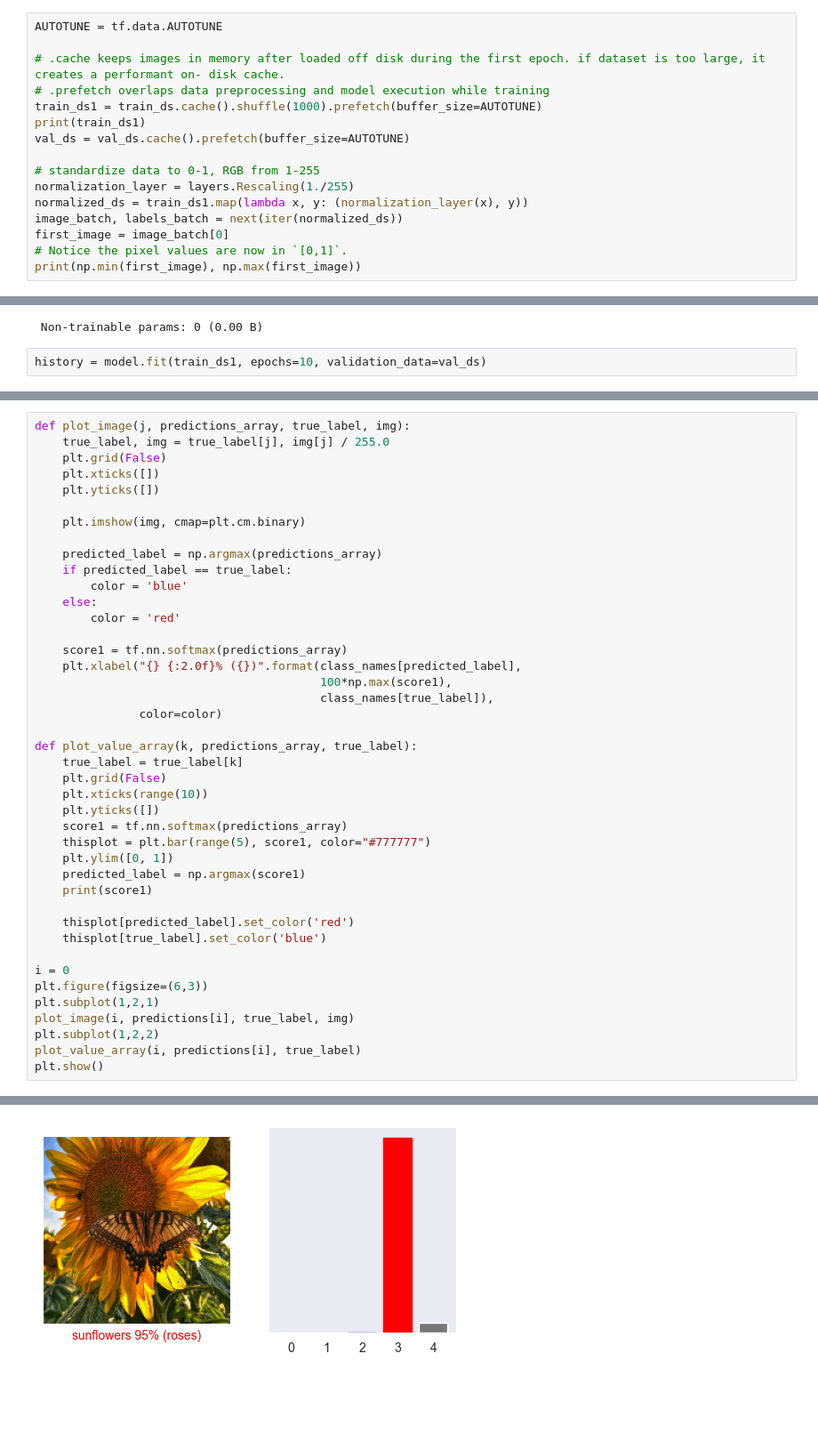
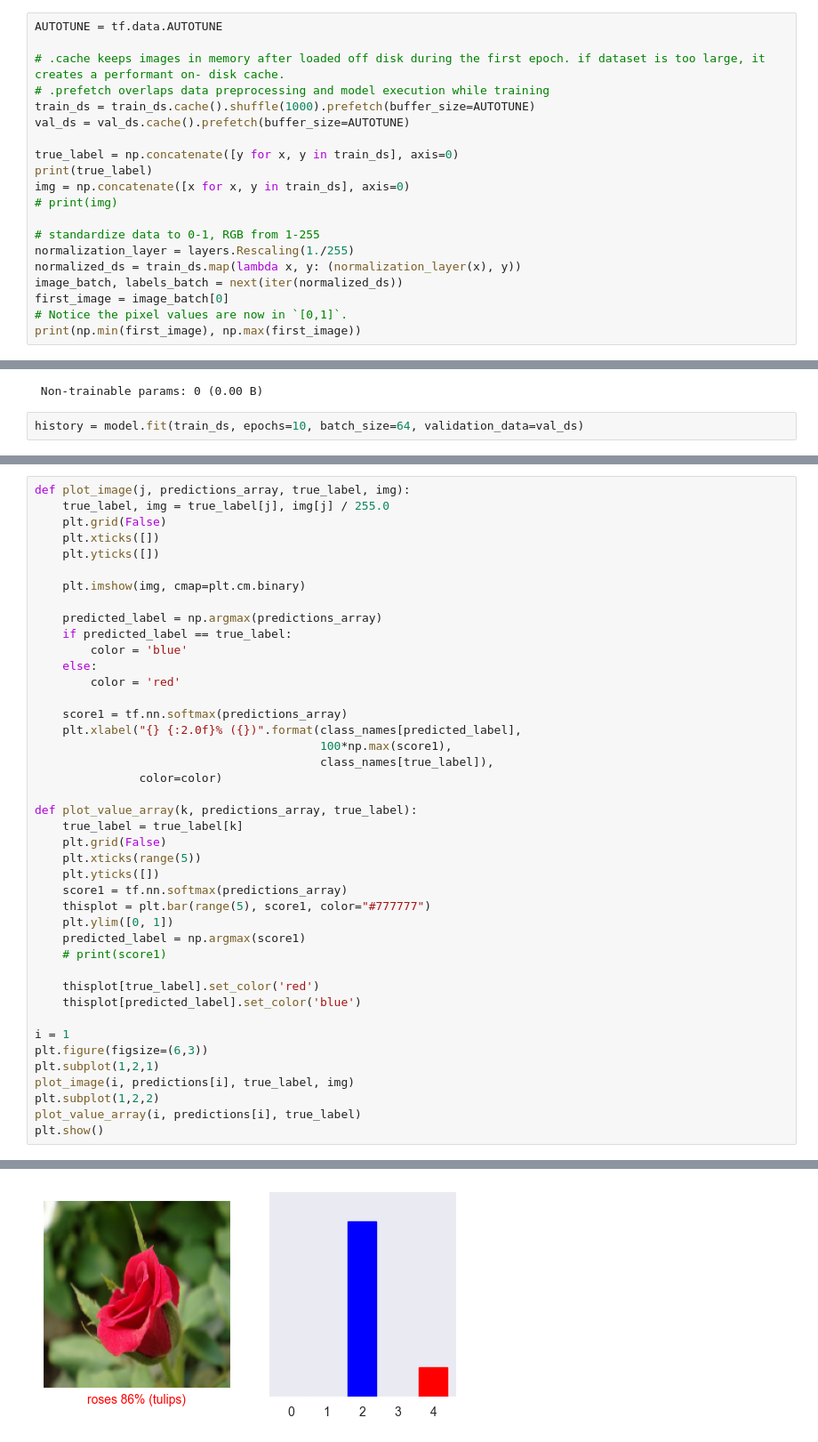
Before and after one commit to bigfrog10/deep_learning_project, a Jupyter notebook: src/task4/flower_classification.ipynb, the cells around one changed output, grey strips where cells are left out. Shown at 89% size. Saved outputs shown, nothing was run; the diff lists cells and outputs as text; blank space fills up the shorter version.

```diff
--- a/src/task4/flower_classification.ipynb
+++ b/src/task4/flower_classification.ipynb
@@ -103,13 +95,17 @@ AUTOTUNE = tf.data.AUTOTUNE
 
 # .cache keeps images in memory after loaded off disk during the first epoch. if dataset is too large, it creates a performant on- disk cache.
 # .prefetch overlaps data preprocessing and model execution while training
-train_ds1 = train_ds.cache().shuffle(1000).prefetch(buffer_size=AUTOTUNE)
-print(train_ds1)
+train_ds = train_ds.cache().shuffle(1000).prefetch(buffer_size=AUTOTUNE)
 val_ds = val_ds.cache().prefetch(buffer_size=AUTOTUNE)
+
+true_label = np.concatenate([y for x, y in train_ds], axis=0)
+print(true_label)
+img = np.concatenate([x for x, y in train_ds], axis=0)
+# print(img)
 
 # standardize data to 0-1, RGB from 1-255
 normalization_layer = layers.Rescaling(1./255)
-normalized_ds = train_ds1.map(lambda x, y: (normalization_layer(x), y))
+normalized_ds = train_ds.map(lambda x, y: (normalization_layer(x), y))
 image_batch, labels_batch = next(iter(normalized_ds))
 first_image = image_batch[0]
 # Notice the pixel values are now in `[0,1]`.
@@ -175,6 +171,6 @@ Model: "sequential_1"
  Trainable params: 0 (0.00 B)
  Non-trainable params: 0 (0.00 B)
 # %%
-history = model.fit(train_ds1, epochs=10, validation_data=val_ds)
+history = model.fit(train_ds, epochs=10, batch_size=64, validation_data=val_ds)
 # %% [output]
 Epoch 1/10
@@ -298,18 +293,18 @@ def plot_image(j, predictions_array, true_label, img):
 def plot_value_array(k, predictions_array, true_label):
     true_label = true_label[k]
     plt.grid(False)
-    plt.xticks(range(10))
+    plt.xticks(range(5))
     plt.yticks([])
     score1 = tf.nn.softmax(predictions_array)
     thisplot = plt.bar(range(5), score1, color="#777777")
     plt.ylim([0, 1])
     predicted_label = np.argmax(score1)
-    print(score1)
+    # print(score1)
 
-    thisplot[predicted_label].set_color('red')
-    thisplot[true_label].set_color('blue')
+    thisplot[true_label].set_color('red')
+    thisplot[predicted_label].set_color('blue')
 
-i = 0
+i = 1
 plt.figure(figsize=(6,3))
 plt.subplot(1,2,1)
 plot_image(i, predictions[i], true_label, img)
@@ -321 +315 @@ tf.Tensor([4.6819816e-05 1.5252270e-03 2.3522396e-03 9.4848710e-01 4.7588587e-02
-[figure, old version]
+[figure, new version]
```
Also changed, not shown: parts of 9 cells of this notebook.
